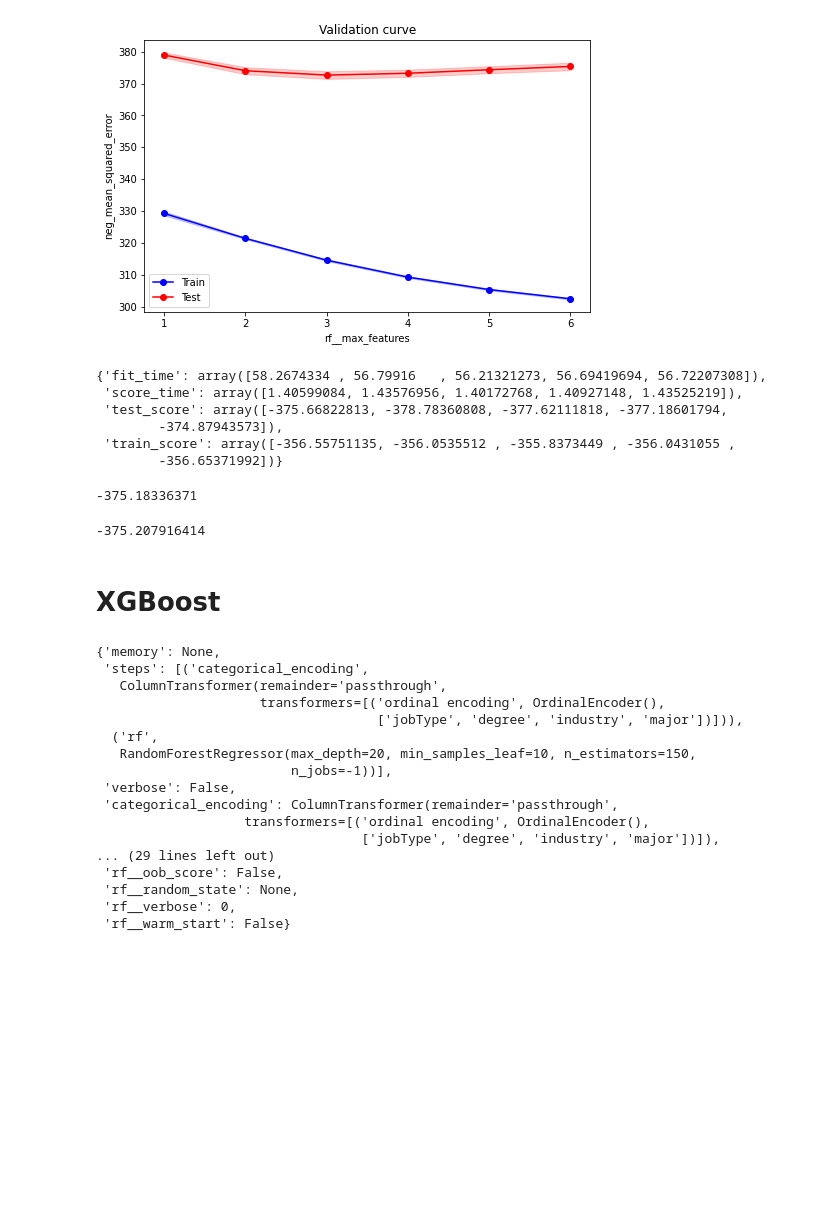
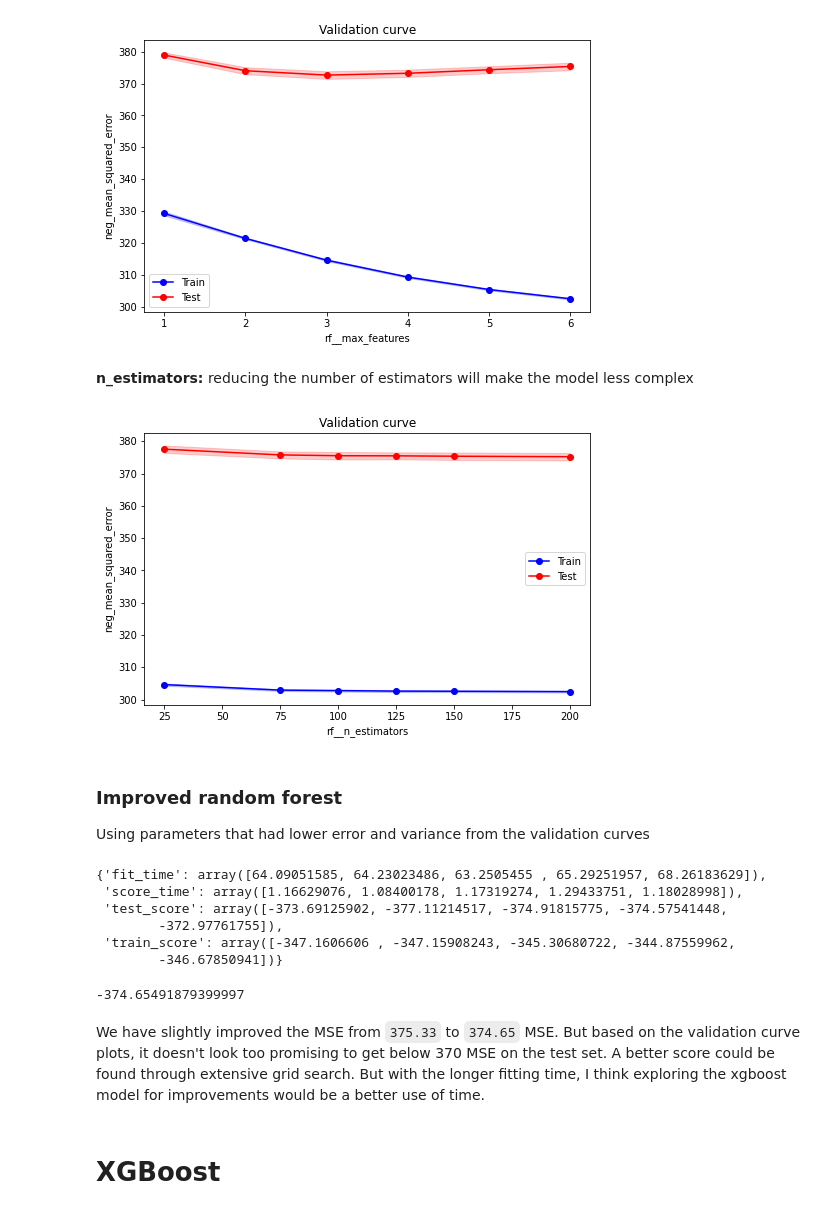
Before and after one commit to scottwiles/salary_prediction, a Jupyter notebook: notebooks/modeling.ipynb, the cells around one changed output. Cells and saved outputs as stored; diff of their text form; code cells hidden in the pictures; blank space fills up the shorter version.

```diff
--- a/notebooks/modeling.ipynb
+++ b/notebooks/modeling.ipynb
@@ -364,52 +366,37 @@ plot_validation_curve(random_forest, train_df, target, param_name = 'rf__min_sam
 plot_validation_curve(random_forest, train_df, target, param_name = 'rf__max_features', param_range = [1, 2, 3, 4, 5, 6], scoring = SCORING_METRIC)
 # %% [output]
 [figure]
+# %% [markdown]
+**n_estimators:** reducing the number of estimators will make the model less complex
+# %%
+plot_validation_curve(random_forest, train_df, target, param_name = 'rf__n_estimators', param_range = [25, 75, 100, 125, 150, 200], scoring = SCORING_METRIC)
+# %% [output]
+[figure, added]
+# %% [markdown]
+### Improved random forest
+
+Using parameters that had lower error and variance from the validation curves
 # %%
 improved_randomforest = Pipeline([
     ('categorical_encoding', ordinal_no_scaling_pp),
-    ('rf', RandomForestRegressor(max_depth = 15, n_estimators = 200, n_jobs = -1, min_samples_leaf = 30,
-                                 max_features=3))
+    ('rf', RandomForestRegressor(max_depth = 15, n_estimators = 150, n_jobs = -1, min_samples_leaf = 25))
 ])
 
-cross_validate(improved_randomforest, train_df, target, scoring = SCORING_METRIC, return_train_score=True, cv = 5)
+cross_validate(improved_randomforest, train_df, target, scoring = SCORING_METRIC, return_train_score = True, cv = 5)
 # %% [output]
-{'fit_time': array([58.2674334 , 56.79916   , 56.21321273, 56.69419694, 56.72207308]),
- 'score_time': array([1.40599084, 1.43576956, 1.40172768, 1.40927148, 1.43525219]),
- 'test_score': array([-375.66822813, -378.78360808, -377.62111818, -377.18601794,
-        -374.87943573]),
- 'train_score': array([-356.55751135, -356.0535512 , -355.8373449 , -356.0431055 ,
-        -356.65371992])}
+{'fit_time': array([64.09051585, 64.23023486, 63.2505455 , 65.29251957, 68.26183629]),
+ 'score_time': array([1.16629076, 1.08400178, 1.17319274, 1.29433751, 1.18028998]),
+ 'test_score': array([-373.69125902, -377.11214517, -374.91815775, -374.57541448,
+        -372.97761755]),
+ 'train_score': array([-347.1606606 , -347.15908243, -345.30680722, -344.87559962,
+        -346.67850941])}
 # %%
-# max_depth = 15, n_estimators = 150, n_jobs = -1, min_samples_leaf = 30
-np.mean([-374.01550855, -377.72702155, -375.60494544, -375.15366326,
-        -373.41567975])
+# max_depth = 15, n_estimators = 150, n_jobs = -1, min_samples_leaf = 25
+# test scores from above cross_validation
+np.mean([-373.69125902, -377.11214517, -374.91815775, -374.57541448, -372.97761755])
 # %% [output]
--375.18336371
+-374.65491879399997
-# %%
-# max_depth = 15, n_estimators = 200, n_jobs = -1, min_samples_leaf = 30
-np.mean([-373.96493233, -377.67612903, -375.68171097, -375.19576729,
-        -373.52104245])
-# %% [output]
--375.207916414
+# %% [markdown]
+We have slightly improved the MSE from `375.33` to `374.65` MSE. But based on the validation curve plots, it doesn't look too promising to get below 370 MSE on the test set. A better score could be found through extensive grid search. But with the longer fitting time, I think exploring the xgboost model for improvements would be a better use of time.
 # %% [markdown]
 # XGBoost
-# %%
-random_forest.get_params()
-# %% [output]
-{'memory': None,
- 'steps': [('categorical_encoding',
-   ColumnTransformer(remainder='passthrough',
-                     transformers=[('ordinal encoding', OrdinalEncoder(),
-                                    ['jobType', 'degree', 'industry', 'major'])])),
-  ('rf',
-   RandomForestRegressor(max_depth=20, min_samples_leaf=10, n_estimators=150,
-                         n_jobs=-1))],
- 'verbose': False,
- 'categorical_encoding': ColumnTransformer(remainder='passthrough',
-                   transformers=[('ordinal encoding', OrdinalEncoder(),
-                                  ['jobType', 'degree', 'industry', 'major'])]),
-... (29 lines left out)
- 'rf__oob_score': False,
- 'rf__random_state': None,
- 'rf__verbose': 0,
- 'rf__warm_start': False}
```
Also changed, not shown: parts of 25 cells of this notebook.
